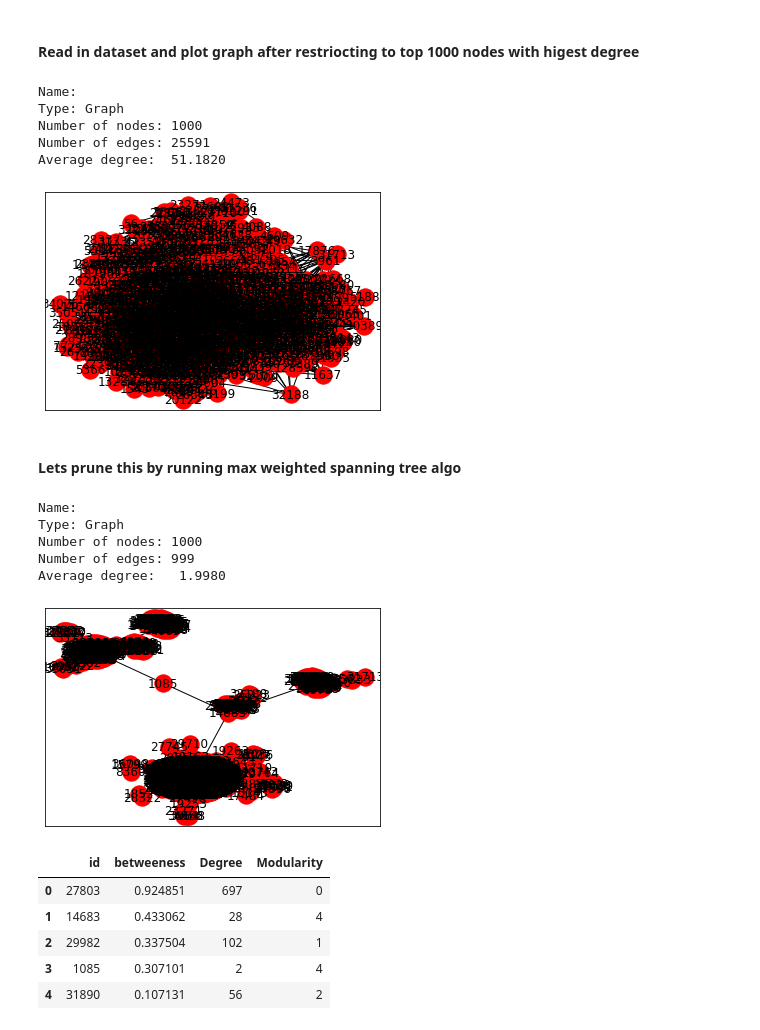
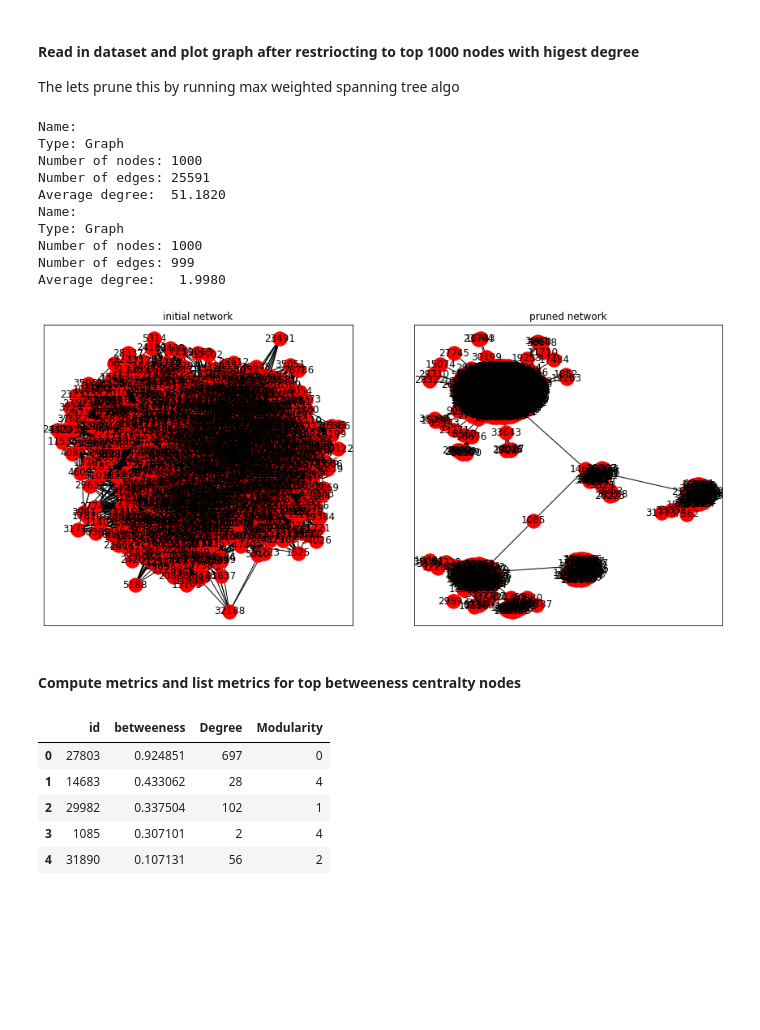
Before and after one commit to ryankarlos/Bayesian_networks, a Jupyter notebook: notebooks/pgmpy.ipynb, the cells around one changed output. Drawn from its saved outputs; the diff is of its cells as text; code cells hidden in the pictures; blank space fills up the shorter version.

Commit message:
add subplots

```diff
--- a/notebooks/pgmpy.ipynb
+++ b/notebooks/pgmpy.ipynb
@@ -27,6 +27,8 @@ from operator import itemgetter, attrgetter
 from networkx.algorithms import tree, community
 from networkx.generators.ego import ego_graph
 import fa2
+
+plt.rcParams['figure.figsize'] = [12, 8]
 # %%
 # stanford dataset network site https://snap.stanford.edu/data
 
@@ -63,14 +65,14 @@ def remove_nodes_with_low_degree(G, n):
     G.remove_nodes_from(node_list_remove)
     return G
 
-def draw_network(G, edge_list=None, color='red'):
+def draw_network(G, ax, edge_list=None, color='red'):
     # draw from existing nx object
     if edge_list is not None:
         G = nx.Graph()
         G.add_edges_from(edgelist)  # using a list of edge tuples
         # pruned network after Max weighted spanning tree algo
         pos = nx.spring_layout(G)
-        nx.draw_networkx(G, pos=pos,node_color=color)
+        nx.draw_networkx(G, pos=pos,node_color=color, ax=ax)
         print(nx.info(G))
         return G
     else:
@@ -152,14 +154,14 @@ def connected_components(G, subgraph=False, node_list=None):
     largest_component = max(components, key=len)
     return components, largest_component
 
-def plot_subgraph(G, node_list):
+def plot_subgraph(G, node_list, ax):
     subgraph = G.subgraph(node_list)
     diameter = nx.diameter(subgraph)
     print("Network diameter of largest component:", diameter)
-    draw_network(subgraph, color='red')
+    draw_network(subgraph, color='red', ax=ax)
     return subgraph
 
-def plot_ego_network(G, n, radius):
+def plot_ego_network(G, n, radius, ax):
     """
     plot ego network around a node n depending
     on radius setting i.e. only include upto
@@ -167,40 +169,43 @@ def plot_ego_network(G, n, radius):
     this node
     """
     ego_nx = ego_graph(G, n, radius=radius)
-    draw_network(ego_nx, color='red')
+    draw_network(ego_nx, ax=ax,color='red')
     return ego_nx
 
 def export_graph(G, path='../data/github_network.gexf'):
     nx.write_gexf(G, path)
 # %% [markdown]
 #### Read in dataset and plot graph after restriocting to top 1000  nodes with higest degree
+
+The  lets prune this by running max weighted spanning tree algo
 # %%
 
 main_nx = read_graph_from_csv()
 main_nx = remove_nodes_with_low_degree(main_nx, n=1000)
 print('')
 # plot initial network of github users
-main_nx = draw_network(main_nx, color='red')
+ax = plt.subplot(221)
+ax.set_title('initial network')
+main_nx = draw_network(main_nx, color='red', ax=ax)
+
+ax = plt.subplot(222)
+ax.set_title('pruned network')
+edge_list =  max_spanning_tree(main_nx, algorithm="kruskal")
+prune_nx = draw_network(G, edge_list=edge_list, color='red', ax=ax)
 # %% [output]
 Name:
 Type: Graph
 Number of nodes: 1000
 Number of edges: 25591
 Average degree:  51.1820
+Name:
+Type: Graph
+Number of nodes: 1000
+Number of edges: 999
+Average degree:   1.9980
-[figure, old version]
+[figure, new version]
-# %% [markdown]
-#### Lets prune this by running max weighted spanning tree algo
-# %%
-edge_list =  max_spanning_tree(main_nx, algorithm="kruskal")
-
-prune_nx = draw_network(G, edge_list=edge_list, color='red')
-# %% [output]
-Name:
-Type: Graph
-Number of nodes: 1000
-Number of edges: 999
-Average degree:   1.9980
-[figure, removed]
+# %% [markdown]
+#### Compute metrics and list metrics for top betweeness centralty nodes
 # %%
 communities, result_dicts = compute_metrics(prune_nx)
 prune_nx = set_attributes(prune_nx, **result_dicts)
```
Also changed, not shown: parts of 3 cells of this notebook.
